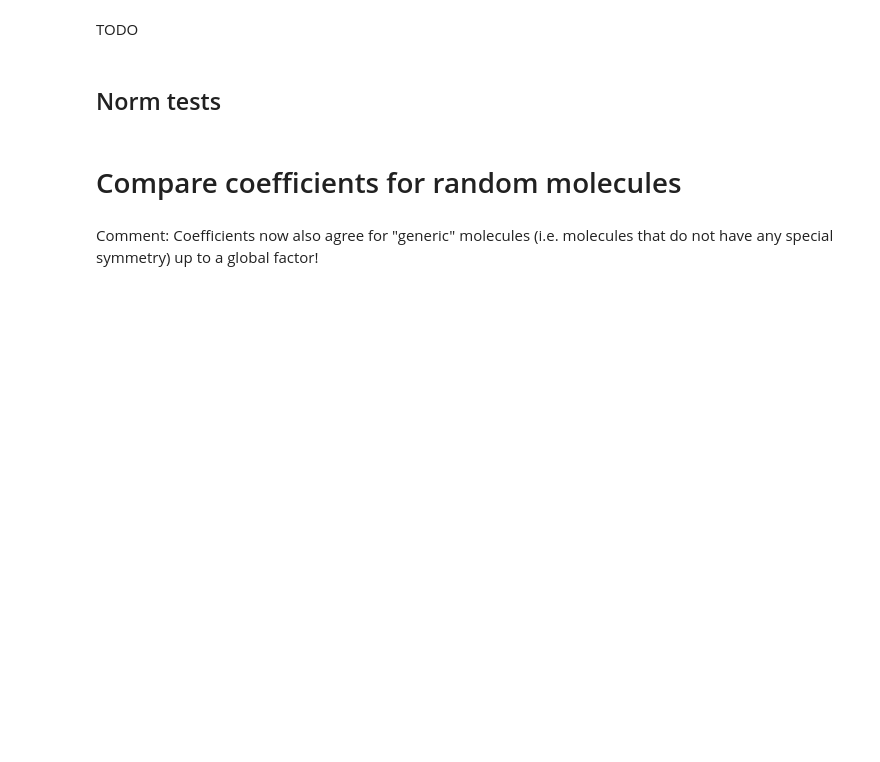
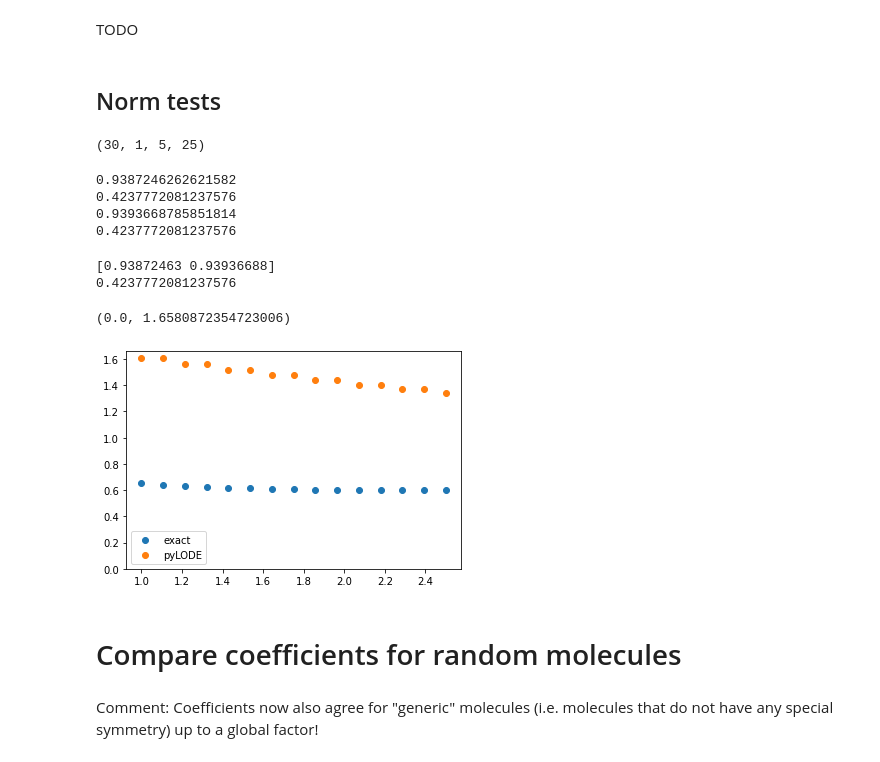
Before and after one commit to ceriottm/lode, a Jupyter notebook: notebooks/librascal_comparison.ipynb, the cells around one changed output. Saved outputs shown, nothing was run; the diff lists cells and outputs as text; code cells hidden in the pictures; blank space fills up the shorter version.

```diff
--- a/notebooks/librascal_comparison.ipynb
+++ b/notebooks/librascal_comparison.ipynb
@@ -57,7 +57,7 @@ This notebook is used to compare the features obtained from rascaline, librascal
 ### Define common hyperparameters
 # %%
 nmax = 5
-lmax = 1
+lmax = 4
 rcut = 6.
 smearing = 0.5
 # %% [markdown]
@@ -479,13 +559,13 @@ def compute_coeffs_explicit_l0(d):
     # distance d has a (removable) singularity at d=0
     if d == 0:
         prefac = np.sqrt(np.pi)
-        prefac /= np.sqrt(2 * np.pi * smearing**2)**3
+        prefac /= (np.pi*smearing**2)**(3/4)
 
         featvec = np.zeros((nmax))
         for n in range(nmax):
             b = 0.5 * (1/smearing**2 + 1/sigma[n]**2)
             neff = (3+n) / 2
-            featvec[n] = prefac * b**(-neff) * gamma(neff)
+            featvec[n] = prefac * normalizations[n] * b**(-neff) * gamma(neff)
 
     # Case 2: For nonzero pair distances (i.e. all proper neighbor contributions),
     # the final integral over the radial variable results in a hypergeometric function
@@ -494,6 +574,7 @@ def compute_coeffs_explicit_l0(d):
         # Define auxilary quantities and prefactors
         a = d / smearing**2
         prefac = 1. / (np.sqrt(2) * np.pi * smearing * d) * np.exp(-0.5*d**2/smearing**2)
+        prefac *= (2*np.pi*smearing**2)**1.5 / (np.pi*smearing**2)**(3/4)
 
         # Start main loop
         for n in range(nmax):
@@ -505,7 +586,7 @@ def compute_coeffs_explicit_l0(d):
             integrand = lambda r: powerlaw(r) * gaussian(r) * sinh(r)
 
             # Numerical Integration
-            featvec[n] = prefac * quad(integrand, 1e-10, 4.5 * rcut)[0]
+            featvec[n] = prefac * normalizations[n] * quad(integrand, 1e-10, 4.5 * rcut)[0]
     #return featvec
     return transformation @ featvec
 # %%
@@ -561,19 +662,6 @@ Note that $l=0$ is more complicated compared to $l=1,2,\dots$ even for dimers si
 # %%
 frames.append(Atoms('O', positions=[[1,1,1]], cell=cell, pbc=True))
 frames.append(Atoms('O', positions=[[1,1,1]], cell=1.2*cell, pbc=True))
-# %%
-hypers = {
-    'smearing':smearing,
-    'max_angular':lmax,
-    'max_radial':nmax-2,
-    'cutoff_radius':rcut,
-    'potential_exponent':0,
-    'radial_basis': 'gto',
-    'compute_gradients':False,
-    'subtract_center_contribution':False,
-    }
-
-calculator_pylode = DensityProjectionCalculator(**hypers)
 # %%
 features_librascal_single = calculator_librascal.transform(frames).get_features(calculator_librascal)[-2:]
 calculator_pylode.transform(frames)
@@ -669,10 +816,17 @@ for i, d in enumerate(distances):
     norm_exact_dimers[i] = norm_exact_single * np.sqrt(2 + np.exp(-d**2/(4 * smearing**2)))
 # %%
 features_pylode_dimers.shape
+# %% [output]
+(30, 1, 5, 25)
 # %%
 for features in features_pylode_single:
     print(norm(features.flatten()))
     print(norm_exact_single)
+# %% [output]
+0.9387246262621582
+0.4237772081237576
+0.9393668785851814
+0.4237772081237576
 # %%
 norm_pylode_single = np.zeros((2,))
 for i in range(2):
@@ -680,6 +834,9 @@ for i in range(2):
 # %%
 print(norm_pylode_single)
 print(norm_exact_single)
+# %% [output]
+[0.93872463 0.93936688]
+0.4237772081237576
 # %%
 norm_pylode_dimers = np.zeros_like(distances)
 for i,d in enumerate(distances):
@@ -687,8 +844,11 @@ for i,d in enumerate(distances):
 # %%
 plt.scatter(distances, norm_exact_dimers, label='exact')
 plt.scatter(distances, norm_pylode_dimers, label='pyLODE')
 plt.legend()
-plt.ylim(0,0.8)
+plt.ylim(0,)
+# %% [output]
+(0.0, 1.6580872354723006)
+[figure, added]
 # %% [markdown]
 # Compare coefficients for random molecules <a class="anchor" id="randommolecule"></a>
 # %%
```
Also changed, not shown: parts of 27 cells of this notebook.
